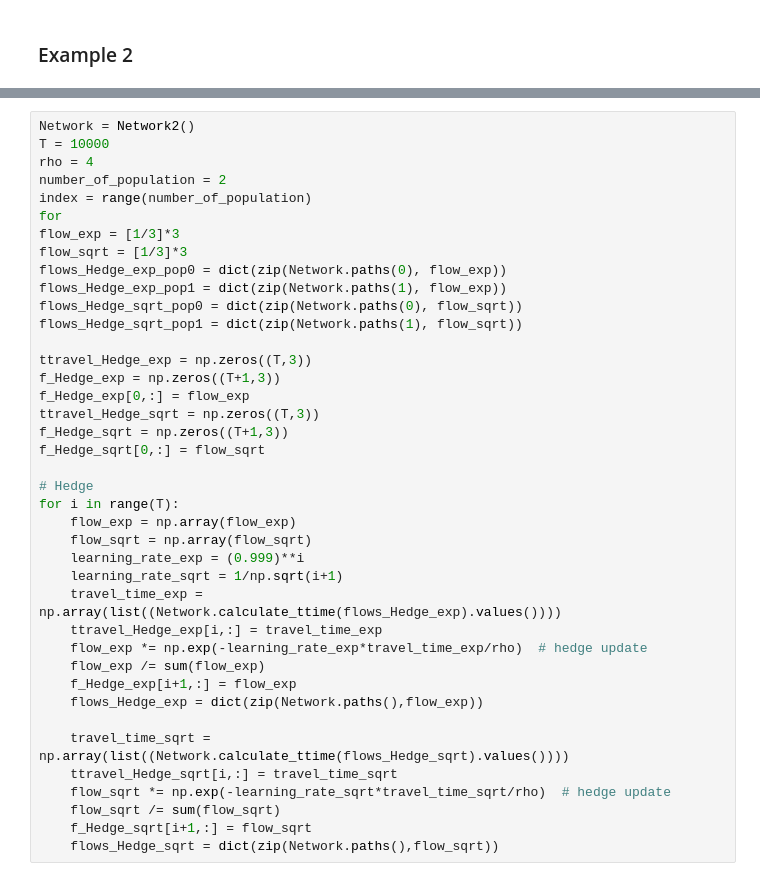
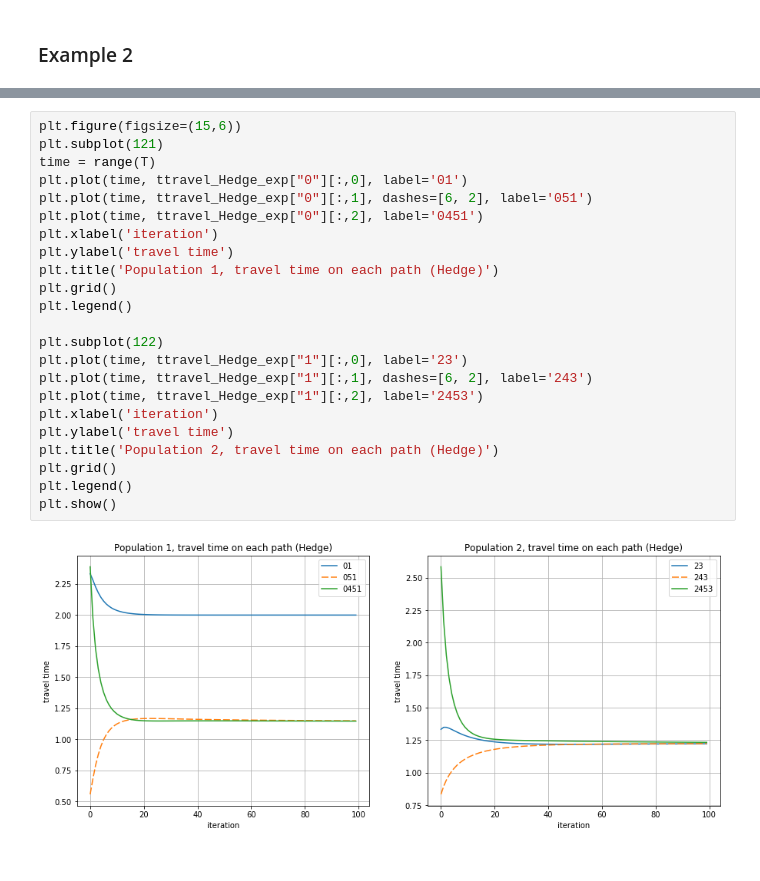
Before and after one commit to mtgibson2014/learning_wardrop, a Jupyter notebook: Hedge_Replicator.ipynb, the cells around one changed output, grey strips where cells are left out. Drawn from its saved outputs; the diff is of its cells as text.

Commit message:
Updated online learning implementation
Add example #2

```diff
--- a/Hedge_Replicator.ipynb
+++ b/Hedge_Replicator.ipynb
@@ -510,40 +554,25 @@ for i in range(T):
-# %%
-Network = Network2()
-T = 10000
-rho = 4
-number_of_population = 2
-index = range(number_of_population)
-for
-flow_exp = [1/3]*3
-flow_sqrt = [1/3]*3
-flows_Hedge_exp_pop0 = dict(zip(Network.paths(0), flow_exp))
-flows_Hedge_exp_pop1 = dict(zip(Network.paths(1), flow_exp))
-flows_Hedge_sqrt_pop0 = dict(zip(Network.paths(0), flow_sqrt))
-flows_Hedge_sqrt_pop1 = dict(zip(Network.paths(1), flow_sqrt))
-
-ttravel_Hedge_exp = np.zeros((T,3))
-f_Hedge_exp = np.zeros((T+1,3))
-f_Hedge_exp[0,:] = flow_exp
-ttravel_Hedge_sqrt = np.zeros((T,3))
-f_Hedge_sqrt = np.zeros((T+1,3))
-f_Hedge_sqrt[0,:] = flow_sqrt
-
-# Hedge
-for i in range(T):
-    flow_exp = np.array(flow_exp)
-    flow_sqrt = np.array(flow_sqrt)
-    learning_rate_exp = (0.999)**i
-    learning_rate_sqrt = 1/np.sqrt(i+1)
-    travel_time_exp = np.array(list((Network.calculate_ttime(flows_Hedge_exp).values())))
-    ttravel_Hedge_exp[i,:] = travel_time_exp
-    flow_exp *= np.exp(-learning_rate_exp*travel_time_exp/rho)  # hedge update
-    flow_exp /= sum(flow_exp)
-    f_Hedge_exp[i+1,:] = flow_exp
-    flows_Hedge_exp = dict(zip(Network.paths(),flow_exp))
-
-    travel_time_sqrt = np.array(list((Network.calculate_ttime(flows_Hedge_sqrt).values())))
-    ttravel_Hedge_sqrt[i,:] = travel_time_sqrt
-    flow_sqrt *= np.exp(-learning_rate_sqrt*travel_time_sqrt/rho)  # hedge update
-    flow_sqrt /= sum(flow_sqrt)
-    f_Hedge_sqrt[i+1,:] = flow_sqrt
-    flows_Hedge_sqrt = dict(zip(Network.paths(),flow_sqrt))
+# %%
+plt.figure(figsize=(15,6))
+plt.subplot(121)
+time = range(T)
+plt.plot(time, ttravel_Hedge_exp["0"][:,0], label='01')
+plt.plot(time, ttravel_Hedge_exp["0"][:,1], dashes=[6, 2], label='051')
+plt.plot(time, ttravel_Hedge_exp["0"][:,2], label='0451')
+plt.xlabel('iteration')
+plt.ylabel('travel time')
+plt.title('Population 1, travel time on each path (Hedge)')
+plt.grid()
+plt.legend()
+
+plt.subplot(122)
+plt.plot(time, ttravel_Hedge_exp["1"][:,0], label='23')
+plt.plot(time, ttravel_Hedge_exp["1"][:,1], dashes=[6, 2], label='243')
+plt.plot(time, ttravel_Hedge_exp["1"][:,2], label='2453')
+plt.xlabel('iteration')
+plt.ylabel('travel time')
+plt.title('Population 2, travel time on each path (Hedge)')
+plt.grid()
+plt.legend()
+plt.show()
+# %% [output]
+[figure, added]
```
Also changed, not shown: parts of 6 cells of this notebook.
